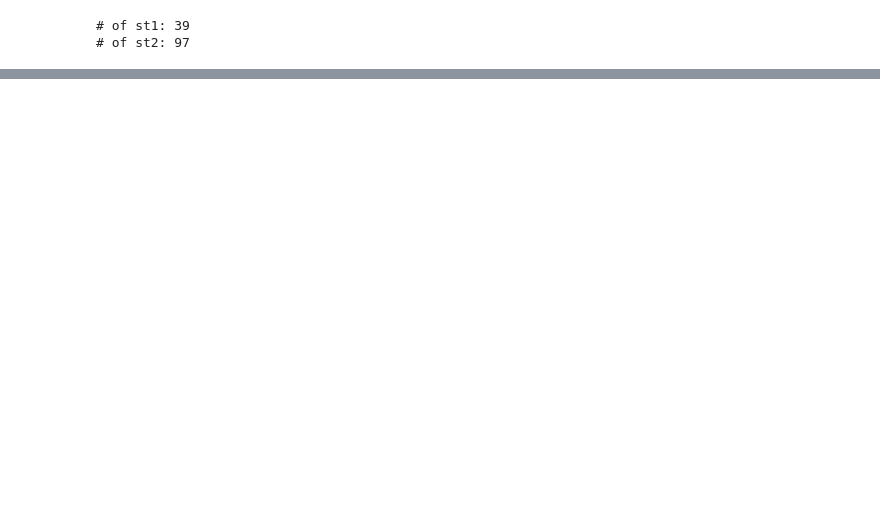
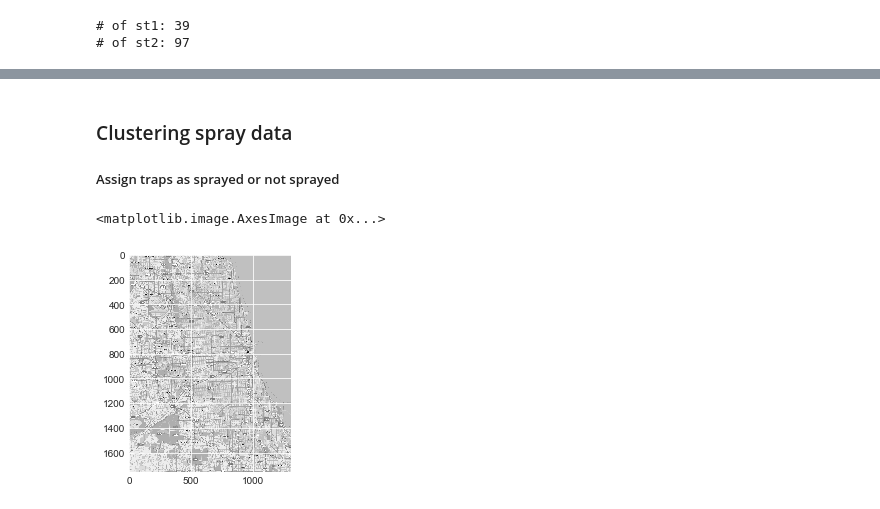
Before and after one commit to VivianAngela/West-Nile-Virus-Prediction-1, a Jupyter notebook: analysis.ipynb, the cells around one changed output, grey strips where cells are left out. Saved outputs shown, nothing was run; the diff lists cells and outputs as text; code cells hidden in the pictures; blank space fills up the shorter version.

```diff
--- a/analysis.ipynb
+++ b/analysis.ipynb
@@ -121,0 +200,10 @@ train = train.merge(wx_sm, how = 'left', on = ['Date','Station'])
+# %% [markdown]
+### Clustering spray data
+##### Assign traps as sprayed or not sprayed
+# %%
+mapdata = np.loadtxt("data/mapdata_copyright_openstreetmap_contributors.txt")
+plt.imshow(mapdata, cmap = plt.get_cmap('gray'))
+# plt.savefig('map.png')
+# %% [output]
+<matplotlib.image.AxesImage at 0x...>
+[figure, added]
```
Also changed, not shown: parts of 45 cells of this notebook, 1 other file.
